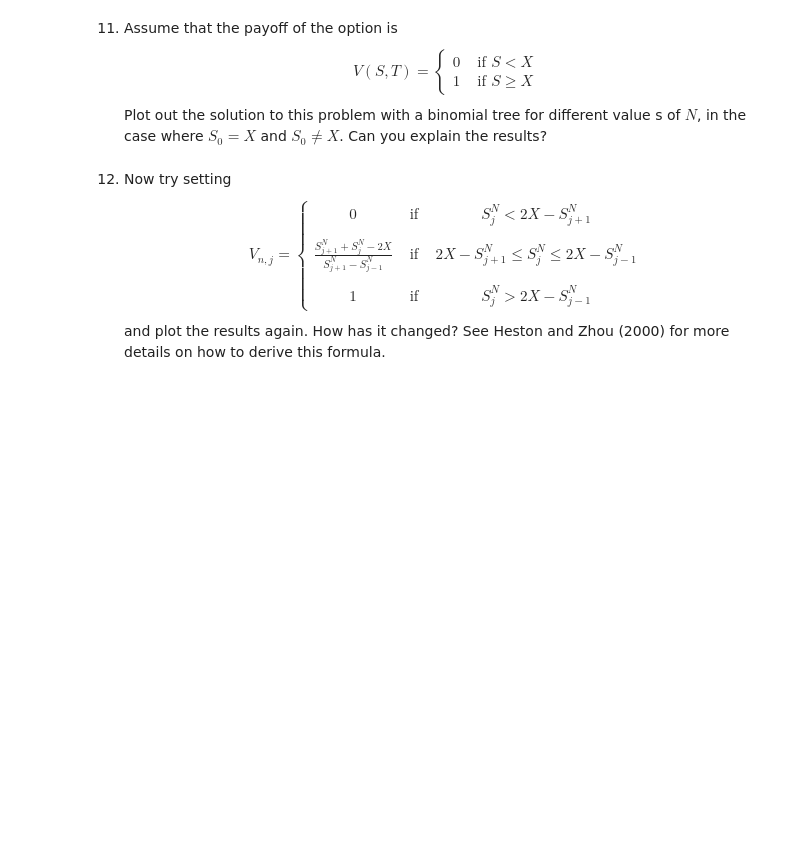
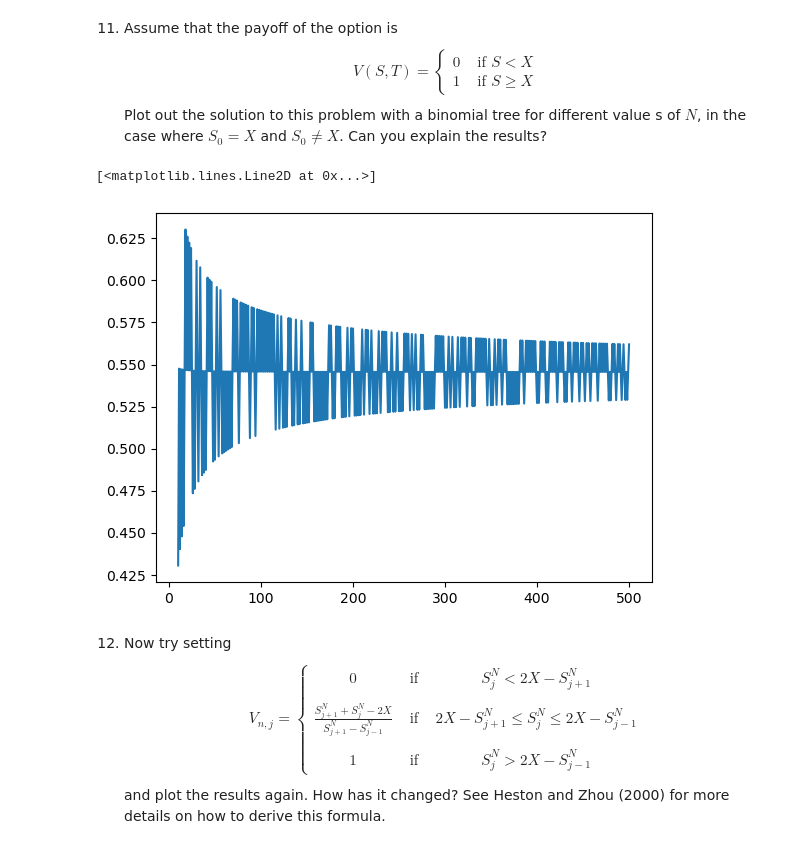
Before and after one commit to pjohno/MATH60082-python, a Jupyter notebook: MATH60082-lab-workbook-7.ipynb, the cells around one changed output. Saved outputs shown, nothing was run; the diff lists cells and outputs as text; code cells hidden in the pictures; blank space fills up the shorter version.

```diff
--- a/MATH60082-lab-workbook-7.ipynb
+++ b/MATH60082-lab-workbook-7.ipynb
@@ -77,6 +242,20 @@ V(S,T) = \left\{\begin{array}{cc}
 \end{array}\right.
 $$
 Plot out the solution to this problem with a binomial tree for different value s of $N$, in the case where $S_0=X$ and $S_0\neq X $. Can you explain the results?
+# %%
+no_of_results = 491
+S_0 = 100.0
+nArray = numpy.zeros(no_of_results)
+vArray = numpy.zeros(no_of_results)
+for i in range(0,no_of_results):
+    n=10+i
+    nArray[i] = n
+    vArray[i] = binomialBlackScholesV2(S_0,T,r,sigma,lambda S:1.0 if S > X else 0.0,n)
+# %%
+plt.plot(nArray,vArray)
+# %% [output]
+[<matplotlib.lines.Line2D at 0x...>]
+[figure, added]
 # %% [markdown]
 12. Now try setting
 $$
```
Also changed, not shown: parts of 17 cells of this notebook, 1 other file.
